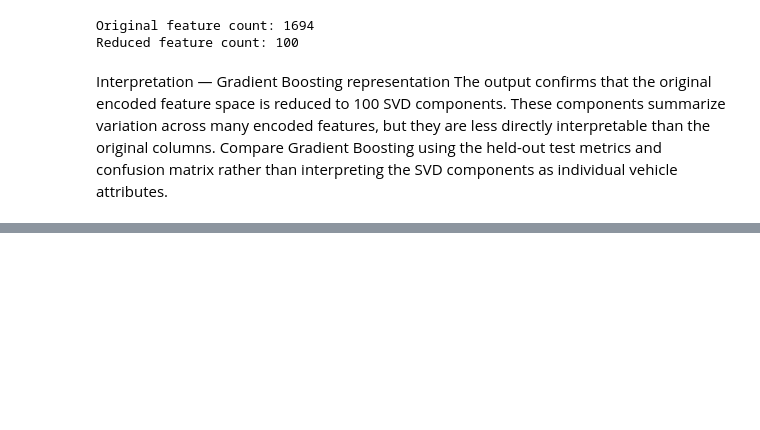
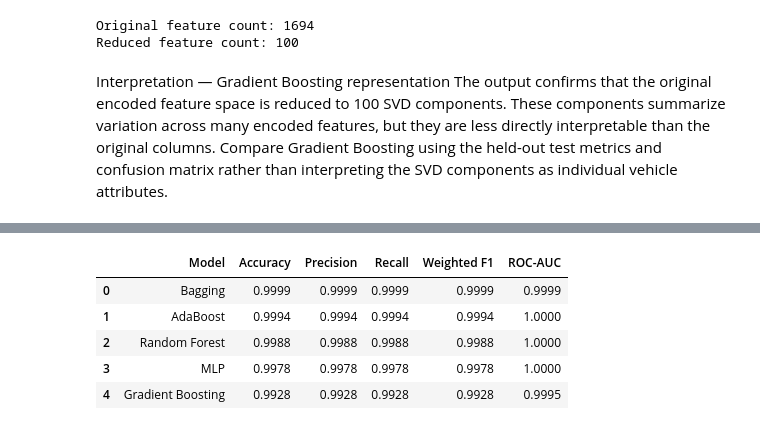
Before and after one commit to Roots26Hz/ChargeIQ, a Jupyter notebook: notebooks/classification.ipynb, the cells around one changed output, grey strips where cells are left out. Cells and saved outputs as stored; diff of their text form; code cells hidden in the pictures; blank space fills up the shorter version.

Commit message:
Evaluation metrics of part B

```diff
--- a/notebooks/classification.ipynb
+++ b/notebooks/classification.ipynb
@@ -2233,0 +2234,59 @@ Interpretation — ROC curves for Part B The x-axis is the false-positive rate a
+# %%
+part_b_results = pd.DataFrame([
+    {
+        "Model": "Random Forest",
+        "Accuracy": rf_accuracy,
+        "Precision": rf_precision,
+        "Recall": rf_recall,
+        "Weighted F1": rf_f1,
+        "ROC-AUC": rf_auc
+    },
+    {
+        "Model": "AdaBoost",
+        "Accuracy": ada_accuracy,
+        "Precision": ada_precision,
+        "Recall": ada_recall,
+        "Weighted F1": ada_f1,
+        "ROC-AUC": ada_auc
+    },
+    {
+        "Model": "Gradient Boosting",
+        "Accuracy": gb_accuracy,
+        "Precision": gb_precision,
+        "Recall": gb_recall,
+        "Weighted F1": gb_f1,
+        "ROC-AUC": gb_auc
+    },
+    {
+        "Model": "Bagging",
+        "Accuracy": bagging_accuracy,
+        "Precision": bagging_precision,
+        "Recall": bagging_recall,
+        "Weighted F1": bagging_f1,
+        "ROC-AUC": bagging_auc
+    },
+    {
+        "Model": "MLP",
+        "Accuracy": mlp_accuracy,
+        "Precision": mlp_precision,
+        "Recall": mlp_recall,
+        "Weighted F1": mlp_f1,
+        "ROC-AUC": mlp_auc
+    }
+])
+
+part_b_results = part_b_results.round(4)
+
+display(
+    part_b_results.sort_values(
+        "Weighted F1",
+        ascending=False
+    ).reset_index(drop=True)
+)
+# %% [output]
+|  | Model | Accuracy | Precision | Recall | Weighted F1 | ROC-AUC |
+| 0 | Bagging | 0.9999 | 0.9999 | 0.9999 | 0.9999 | 0.9999 |
+| 1 | AdaBoost | 0.9994 | 0.9994 | 0.9994 | 0.9994 | 1.0000 |
+| 2 | Random Forest | 0.9988 | 0.9988 | 0.9988 | 0.9988 | 1.0000 |
+| 3 | MLP | 0.9978 | 0.9978 | 0.9978 | 0.9978 | 1.0000 |
+| 4 | Gradient Boosting | 0.9928 | 0.9928 | 0.9928 | 0.9928 | 0.9995 |
```
Also changed, not shown: parts of 18 cells of this notebook.
